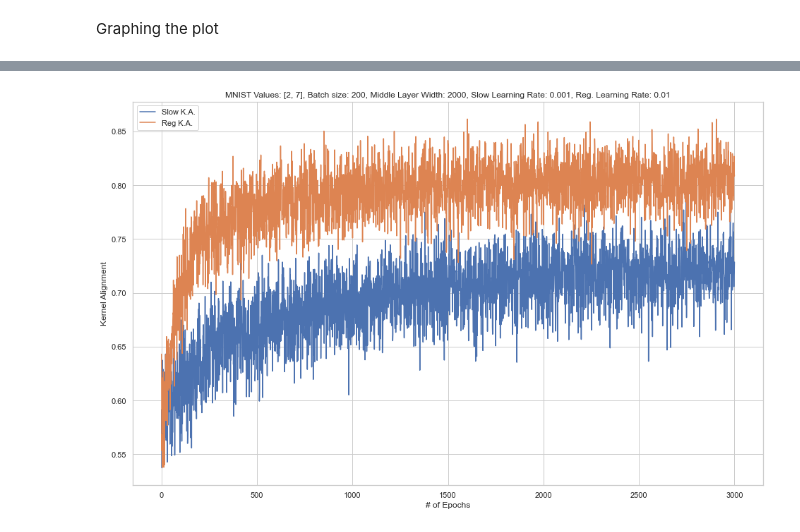
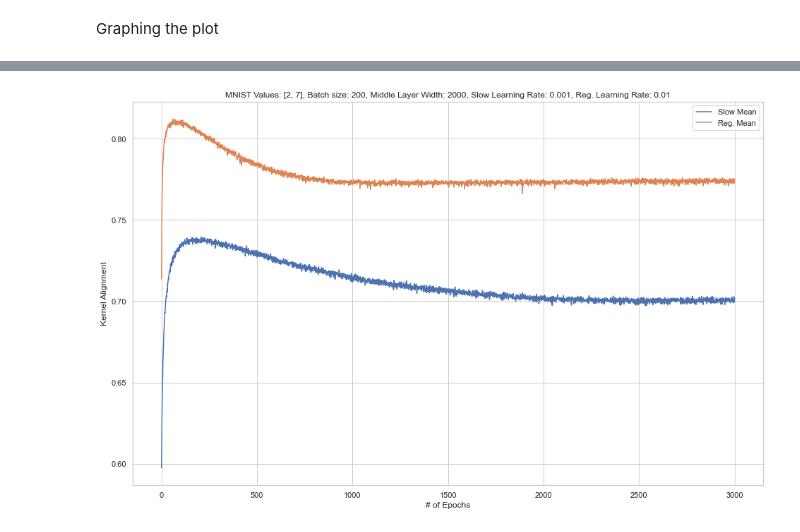
Before and after one commit to glomerulus-lab/slow-feature-learning, a Jupyter notebook: exploratory.ipynb, the cells around one changed output, grey strips where cells are left out. Drawn from its saved outputs; the diff is of its cells as text; code cells hidden in the pictures.

```diff
--- a/exploratory.ipynb
+++ b/exploratory.ipynb
@@ -73,9 +73,9 @@ plt.ylabel("Accuracy %");
-# %%
-sns.set(rc = {'figure.figsize':(16,10)}) # setting figure size
-sns.set_style('whitegrid') # setting seaborn theme
-plot = sns.lineplot(data=df[["Slow K.A.", "Reg K.A."]], dashes=False);
-plot.set_title("MNIST Values: [2, 7], Batch size: 200, Middle Layer Width: 2000, Slow Learning Rate: 0.001, Reg. Learning Rate: 0.01")
-plt.xlabel("# of Epochs");
-plt.ylabel("Kernel Alignment");
-# %% [output]
-[figure, removed]
+# %%
+## sns.set(rc = {'figure.figsize':(16,10)}) # setting figure size
+sns.set_style('whitegrid') # setting seaborn theme
+plot = sns.lineplot(data=df[["Slow Mean", "Reg. Mean"]], dashes=False);
+plot.set_title("MNIST Values: [2, 7], Batch size: 200, Middle Layer Width: 2000, Slow Learning Rate: 0.001, Reg. Learning Rate: 0.01")
+plt.xlabel("# of Epochs");
+plt.ylabel("Kernel Alignment");
+# %% [output]
+[figure, added]
```
Also changed, not shown: parts of 5 cells of this notebook, 4 other files.
